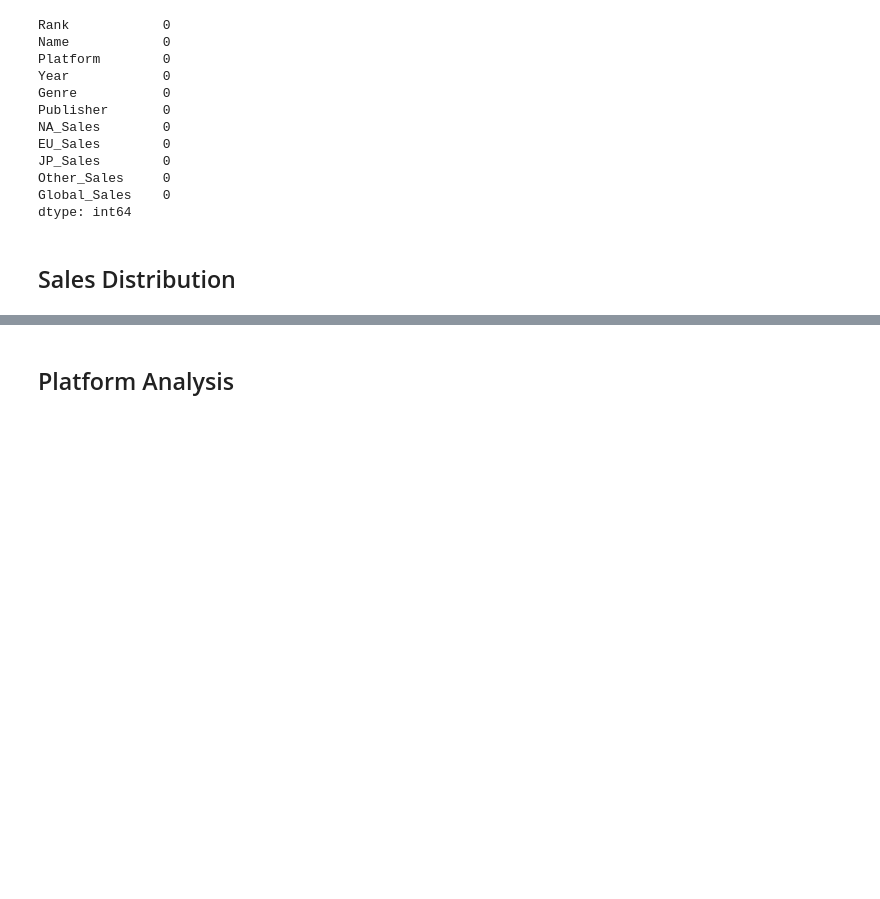
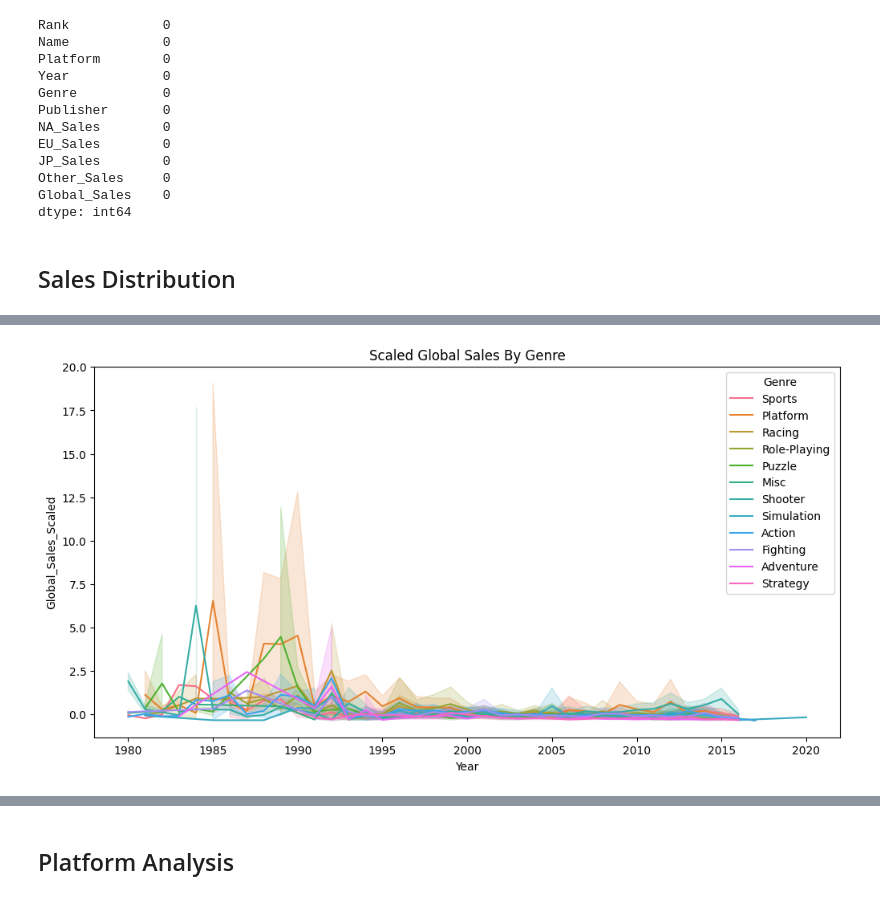
Before and after one commit to cafesmire/notebooks, a Jupyter notebook: video_game_sales/videogame_eda.ipynb, the cells around one changed output, grey strips where cells are left out. Drawn from its saved outputs; the diff is of its cells as text; code cells hidden in the pictures; blank space fills up the shorter version.

```diff
--- a/video_game_sales/videogame_eda.ipynb
+++ b/video_game_sales/videogame_eda.ipynb
@@ -117 +87,8 @@ mid_global_sales
+# %%
+plt.figure(figsize=(12,6))
+sns.lineplot(df_copy, y='Global_Sales_Scaled', x='Year', hue='Genre')
+plt.title('Scaled Global Sales By Genre')
+plt.show()
+# %% [output]
+[figure, added]
 # %%
```
Also changed, not shown: parts of 35 cells of this notebook.
